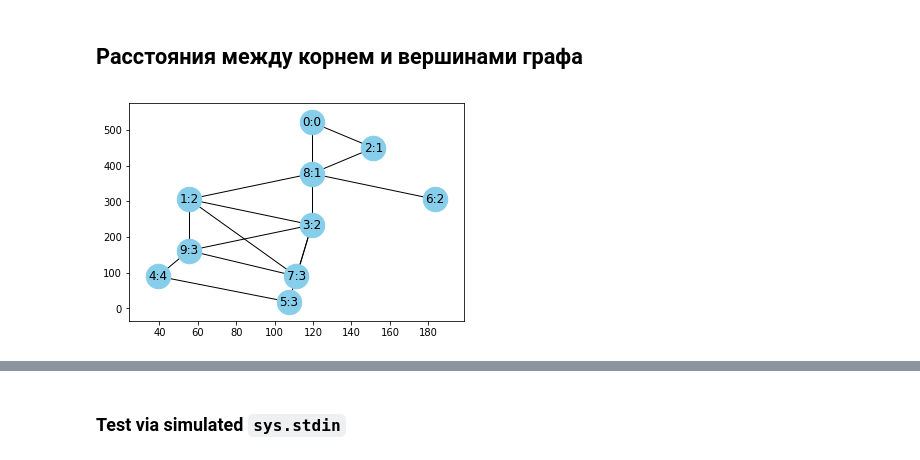
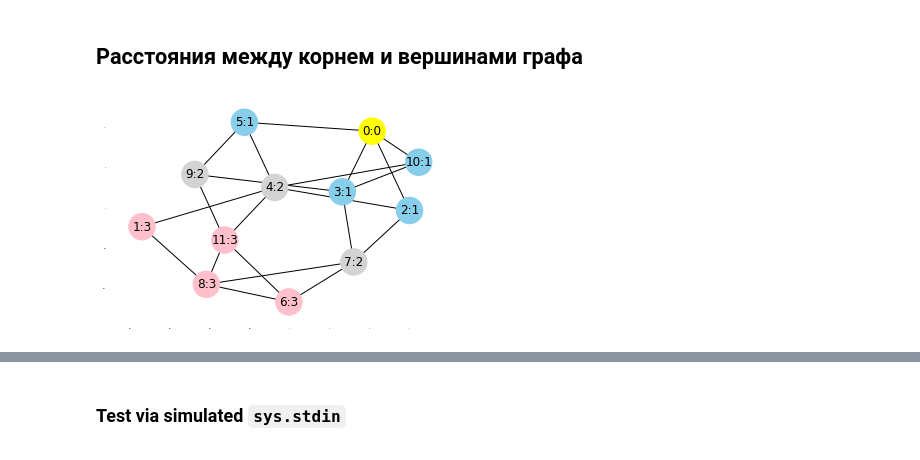
Before and after one commit to ivalearn/graphs-intro, a Jupyter notebook: build-spanning-tree.ipynb, the cells around one changed output, grey strips where cells are left out. Drawn from its saved outputs; the diff is of its cells as text; code cells hidden in the pictures.

```diff
--- a/build-spanning-tree.ipynb
+++ b/build-spanning-tree.ipynb
@@ -10,4 +11,9 @@ import itertools
 from queue import deque
+# %%
+import matplotlib as mpl
+mpl.rc('axes.spines', top=False, bottom=False, left=False, right=False)
+mpl.rc('xtick', top=False, bottom=False, labelsize=0)
+mpl.rc('ytick', left=False, right=False, labelsize=0)
 # %%
 def get_undirected_edges(g):
     return tuple(sorted(tuple(sorted(e)) for e in g.edges))
@@ -76,10 +82,11 @@ def deep_spanning_tree_recursive(G, root=0):
     dfs(root)
     return nx.from_edgelist(edges)
 # %%
+%%timeit -n1 -r1
 # test on many random samples
 random.seed(1234)
 num_test = 1000
-max_size = 10
+max_size = 100
 for i in range(num_test):
     RG = make_random_graph(randint(3, max_size), connected=True, cyclic=True)
     ST = deep_spanning_tree_recursive(RG)
@@ -193,9 +203,15 @@ G = make_random_graph(10, connected=True, cyclic=True)
 # %%
+size = 12
+G = make_random_graph(size, connected=True, cyclic=True)
 depth = depth_from_root(G)
 mapping = {v: '%d:%d' % (v, depth[v]) for v in G.nodes }
-H = nx.relabel_nodes(G, mapping)
-pos = nx.nx_pydot.pydot_layout(H.to_directed(), prog='dot')
-nx.draw_networkx(H, pos=pos, node_size=600, node_color='skyblue')
+G = nx.relabel_nodes(G, mapping)
+pos = nx.nx_pydot.pydot_layout(G.to_directed(), prog='neato')
+colormap = ['yellow', 'skyblue', 'lightgrey'] + ['pink'] * size
+colors = [colormap[depth[i]] for i in range(size)]
+nx.draw_networkx(G, pos=pos, node_size=700, node_color=colors)
+#dot = nx.drawing.nx_pydot.to_pydot(G)
+#HTML(dot.create_svg(prog='neato').decode())
 # %% [output]
-[figure, old version]
+[figure, new version]
 # %%
```
Also changed, not shown: parts of 9 cells of this notebook, 10 other files.
